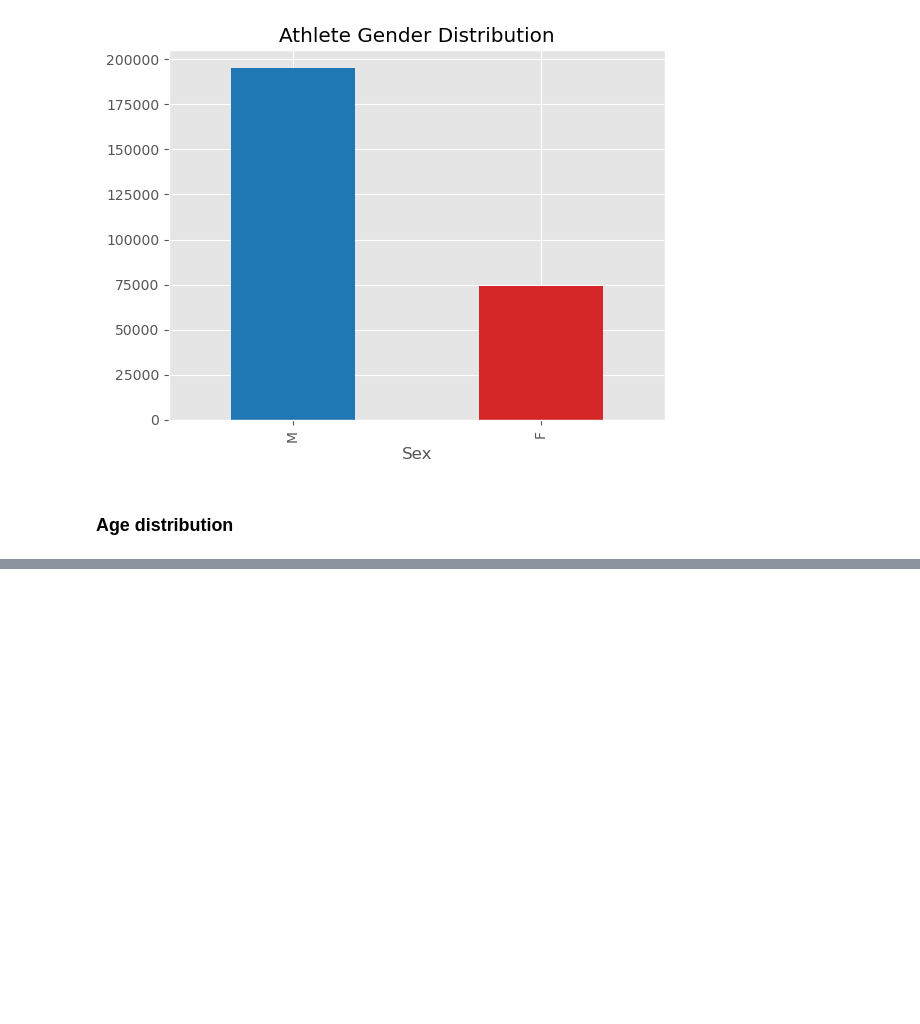
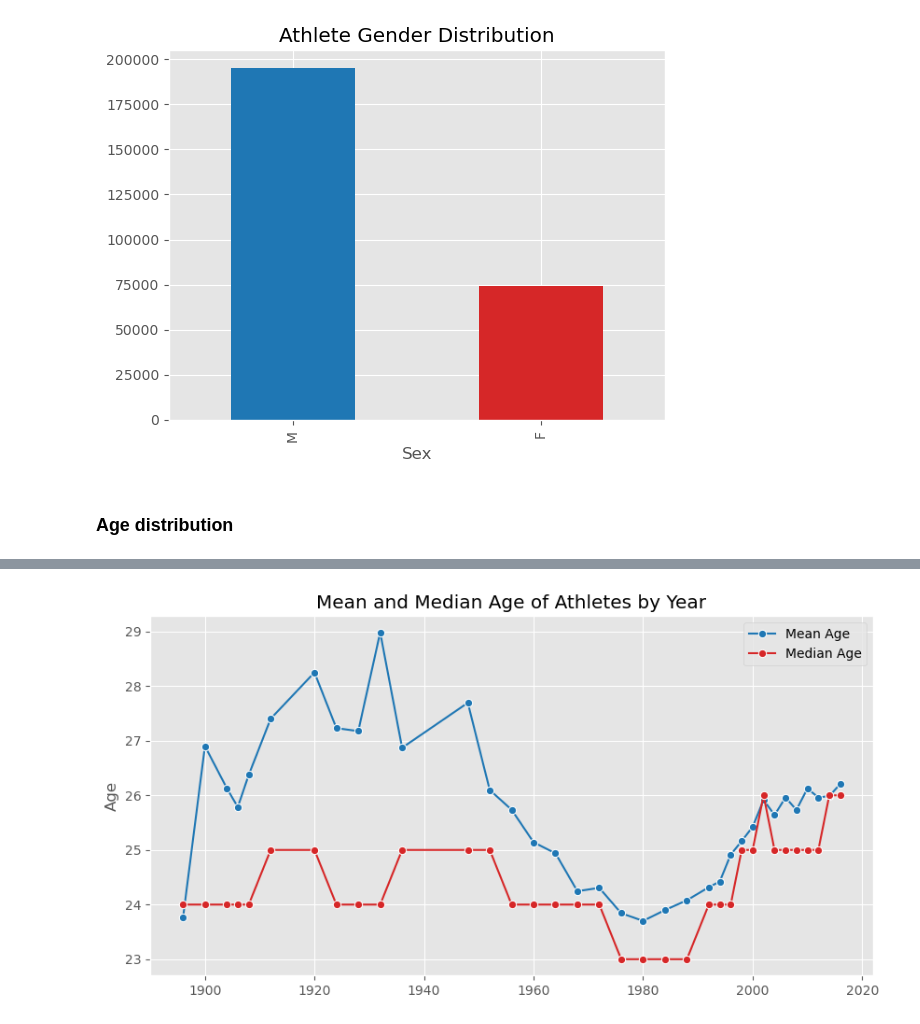
Before and after one commit to njuliann/athlete_events, a Jupyter notebook: tidy_athletes.ipynb, the cells around one changed output, grey strips where cells are left out. Drawn from its saved outputs; the diff is of its cells as text; code cells hidden in the pictures; blank space fills up the shorter version.

```diff
--- a/tidy_athletes.ipynb
+++ b/tidy_athletes.ipynb
@@ -192,0 +212,14 @@ Text(0.5, 1.0, 'Age Distribution of Athletes')
+# %%
+mean_age_by_year = {year: df[df['Year'] == year]['Age'].mean() for year in df['Year'].unique()}
+median_age_by_year = {year: df[df['Year'] == year]['Age'].median() for year in df['Year'].unique()}
+
+plt.figure(figsize = (10, 5))
+sns.lineplot(x = list(mean_age_by_year.keys()), y = list(mean_age_by_year.values()), color = 'tab:blue', label = 'Mean Age', marker = 'o')
+sns.lineplot(x = list(median_age_by_year.keys()), y = list(median_age_by_year.values()), color = 'tab:red', label = 'Median Age', marker = 'o')
+
+plt.title('Mean and Median Age of Athletes by Year')
+plt.ylabel('Age')
+plt.legend()
+plt.show()
+# %% [output]
+[figure, added]
```
Also changed, not shown: parts of 19 cells of this notebook.
